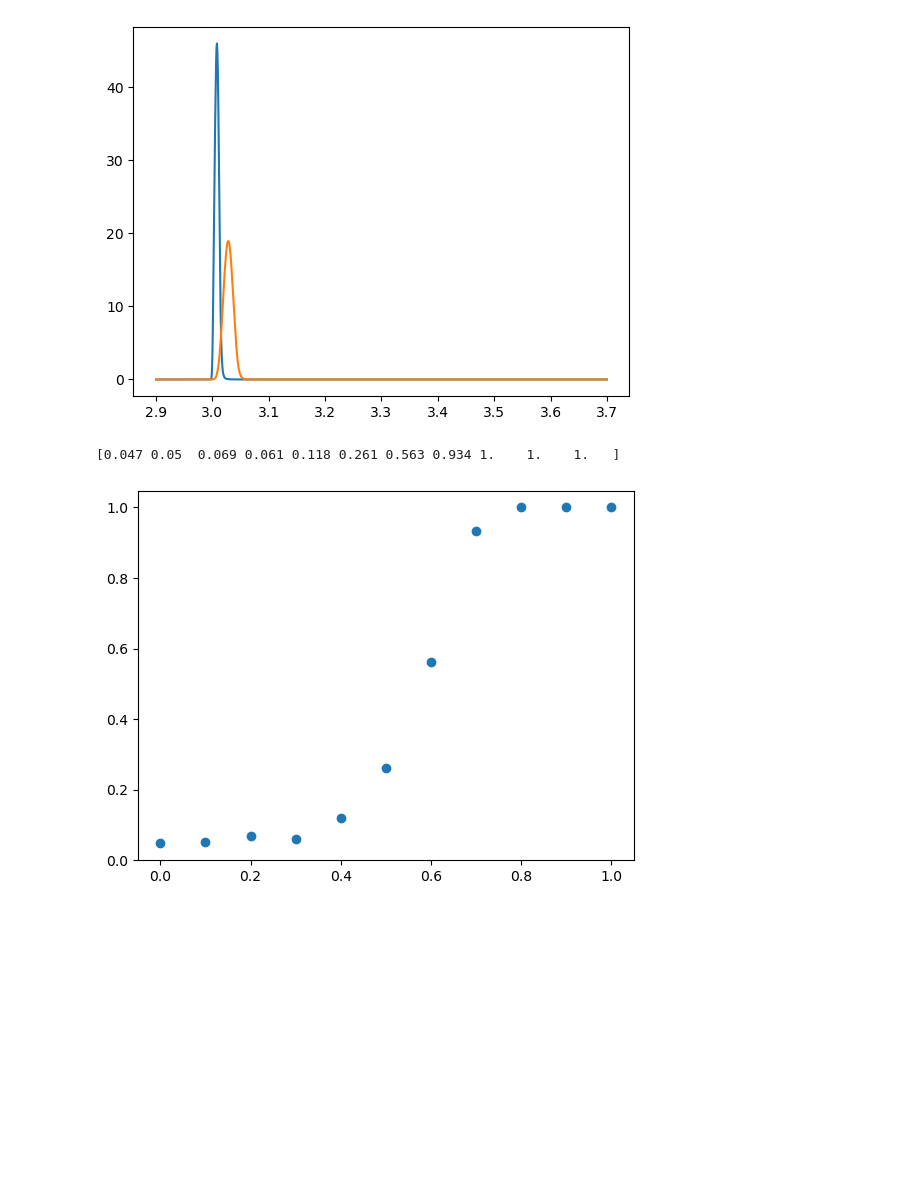
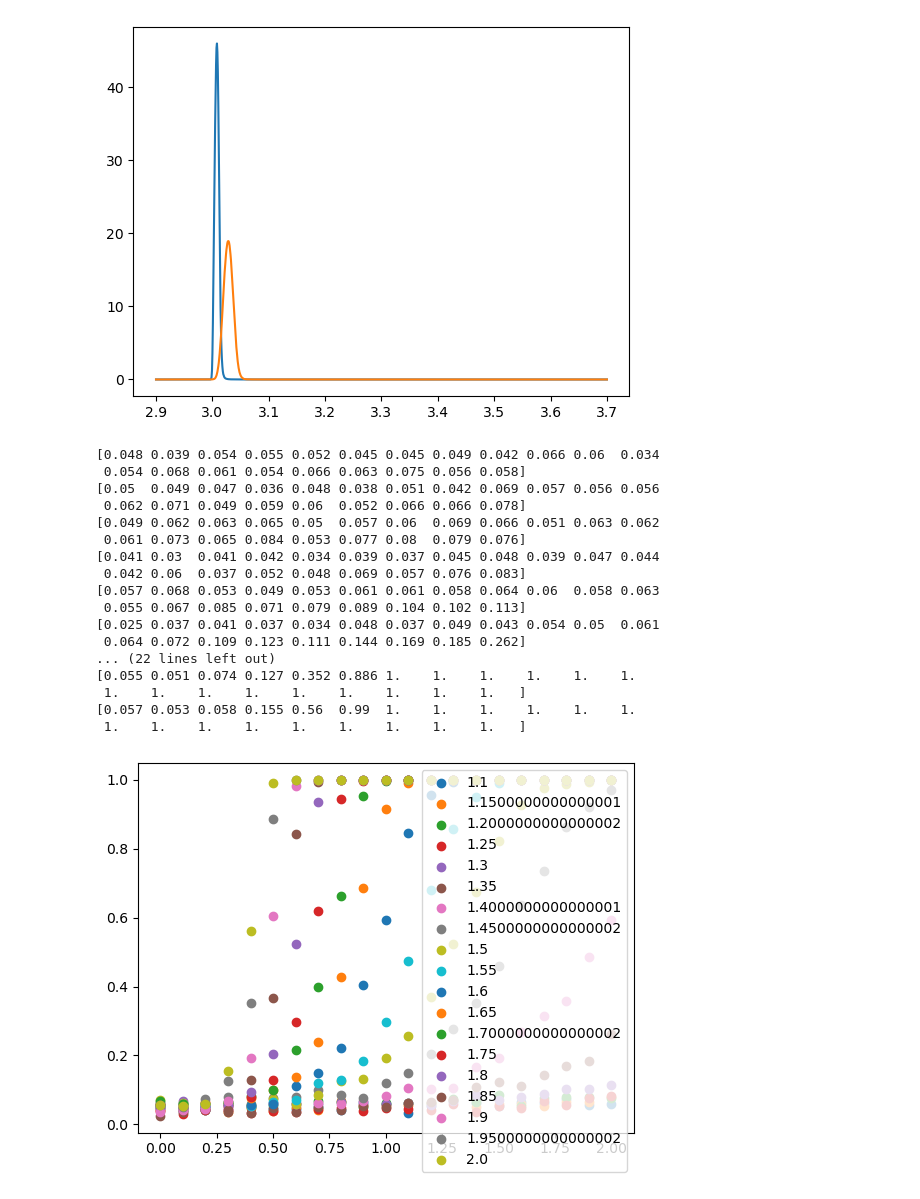
Before and after one commit to nihell/MachineSignalProcessing, a Jupyter notebook: goodness-of-fit-test-avg-betticurve.ipynb, the cells around one changed output. Drawn from its saved outputs; the diff is of its cells as text; code cells hidden in the pictures; blank space fills up the shorter version.

```diff
--- a/goodness-of-fit-test-avg-betticurve.ipynb
+++ b/goodness-of-fit-test-avg-betticurve.ipynb
@@ -113,0 +125,7 @@ print(acc_thresh)
+# %%
+f,ax = plt.subplots()
+for i in range(0,len(alphas)):
+    ax.plot(x,avg_bcs[i],label=alphas[i])
+
+ax.legend()
+plt.show()
@@ -198,9 +224,27 @@ plt.show()
 [figure]
 # %%
 f,ax = plt.subplots()
-ax.scatter(amplitudes, test_powers)
-print(test_powers)
+for i in range(0,len(alphas)):
+    ax.scatter(amplitudes, test_powers_alpha[i], label=alphas[i])
+    print(test_powers_alpha[i])
+ax.legend()
 plt.show()
 # %% [output]
-[0.047 0.05  0.069 0.061 0.118 0.261 0.563 0.934 1.    1.    1.   ]
+[0.048 0.039 0.054 0.055 0.052 0.045 0.045 0.049 0.042 0.066 0.06  0.034
+ 0.054 0.068 0.061 0.054 0.066 0.063 0.075 0.056 0.058]
+[0.05  0.049 0.047 0.036 0.048 0.038 0.051 0.042 0.069 0.057 0.056 0.056
+ 0.062 0.071 0.049 0.059 0.06  0.052 0.066 0.066 0.078]
+[0.049 0.062 0.063 0.065 0.05  0.057 0.06  0.069 0.066 0.051 0.063 0.062
+ 0.061 0.073 0.065 0.084 0.053 0.077 0.08  0.079 0.076]
+[0.041 0.03  0.041 0.042 0.034 0.039 0.037 0.045 0.048 0.039 0.047 0.044
+ 0.042 0.06  0.037 0.052 0.048 0.069 0.057 0.076 0.083]
+[0.057 0.068 0.053 0.049 0.053 0.061 0.061 0.058 0.064 0.06  0.058 0.063
+ 0.055 0.067 0.085 0.071 0.079 0.089 0.104 0.102 0.113]
+[0.025 0.037 0.041 0.037 0.034 0.048 0.037 0.049 0.043 0.054 0.05  0.061
+ 0.064 0.072 0.109 0.123 0.111 0.144 0.169 0.185 0.262]
+... (22 lines left out)
+[0.055 0.051 0.074 0.127 0.352 0.886 1.    1.    1.    1.    1.    1.
+ 1.    1.    1.    1.    1.    1.    1.    1.    1.   ]
+[0.057 0.053 0.058 0.155 0.56  0.99  1.    1.    1.    1.    1.    1.
+ 1.    1.    1.    1.    1.    1.    1.    1.    1.   ]
-[figure, old version]
+[figure, new version]
```
Also changed, not shown: parts of 6 cells of this notebook, 4 other files.
